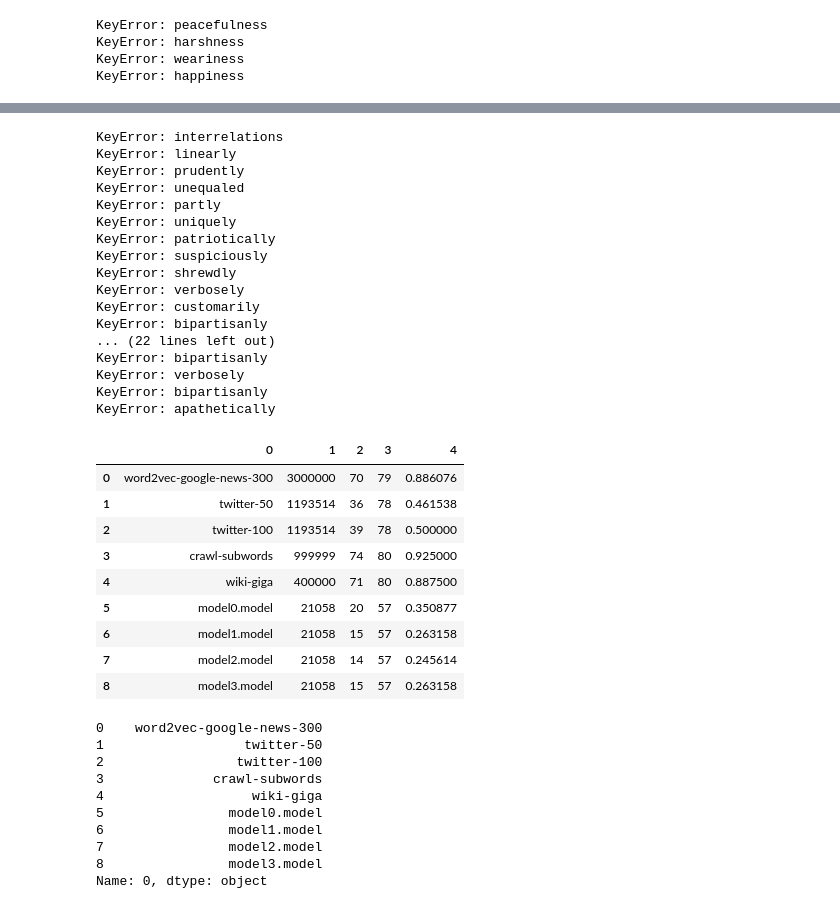
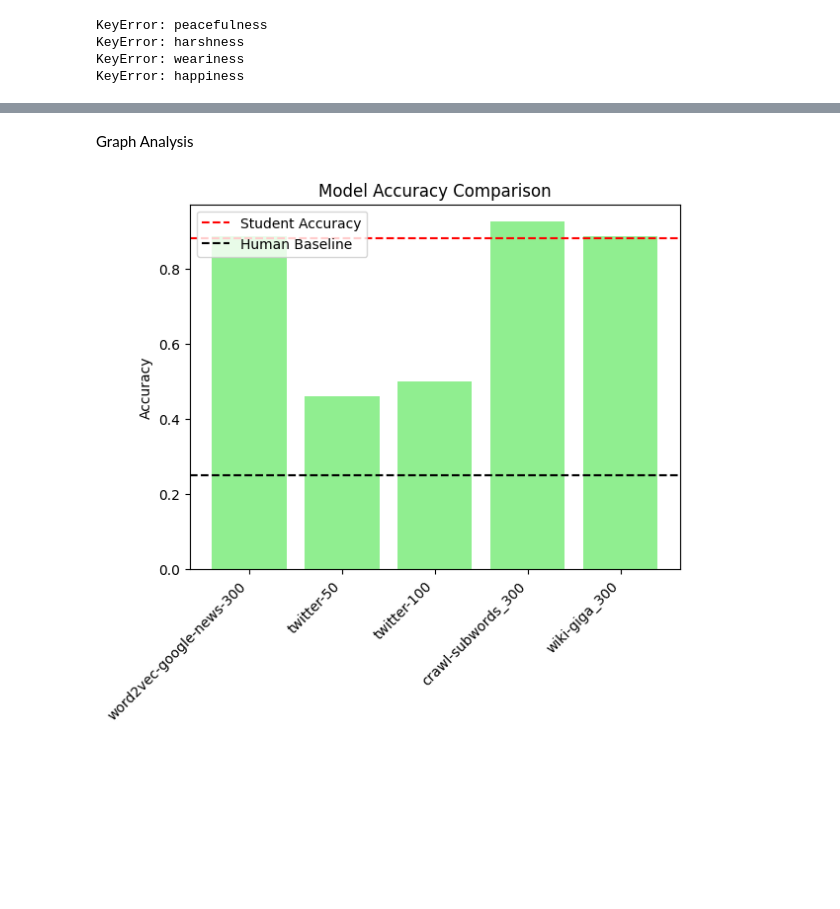
Before and after one commit to LouMeziere/Synonym-Test, a Jupyter notebook: file.ipynb, the cells around one changed output, grey strips where cells are left out. Cells and saved outputs as stored; diff of their text form; code cells hidden in the pictures; blank space fills up the shorter version.

```diff
--- a/file.ipynb
+++ b/file.ipynb
@@ -157,34 +176,9 @@ def analysis_part_two():
-# %%
-analysis_part_two()
-# %% [output]
-KeyError: interrelations
-KeyError: linearly
-KeyError: prudently
-KeyError: unequaled
-KeyError: partly
-KeyError: uniquely
-KeyError: patriotically
-KeyError: suspiciously
-KeyError: shrewdly
-KeyError: verbosely
-KeyError: customarily
-KeyError: bipartisanly
-... (22 lines left out)
-KeyError: bipartisanly
-KeyError: verbosely
-KeyError: bipartisanly
-KeyError: apathetically
+# %% [markdown]
+Graph Analysis
 # %%
 df_for_graph = pd.read_csv('analysis.csv',header=None)
-df_for_graph
+df_for_graph.columns =['model_name','size','correct','guesses','accuracy']
+df_for_graph.head()
+create_graph()
 # %% [output]
-|  | 0 | 1 | 2 | 3 | 4 |
-| 0 | word2vec-google-news-300 | 3000000 | 70 | 79 | 0.886076 |
-| 1 | twitter-50 | 1193514 | 36 | 78 | 0.461538 |
-| 2 | twitter-100 | 1193514 | 39 | 78 | 0.500000 |
-| 3 | crawl-subwords | 999999 | 74 | 80 | 0.925000 |
-| 4 | wiki-giga | 400000 | 71 | 80 | 0.887500 |
-| 5 | model0.model | 21058 | 20 | 57 | 0.350877 |
-| 6 | model1.model | 21058 | 15 | 57 | 0.263158 |
-| 7 | model2.model | 21058 | 14 | 57 | 0.245614 |
-| 8 | model3.model | 21058 | 15 | 57 | 0.263158 |
+[figure, added]
@@ -193,13 +184,0 @@ df_for_graph.columns =['model_name','size','correct','guesses','accuracy']
-# %%
-df_for_graph[0]
-# %% [output]
-0    word2vec-google-news-300
-1                  twitter-50
-2                 twitter-100
-3              crawl-subwords
-4                   wiki-giga
-5                model0.model
-6                model1.model
-7                model2.model
-8                model3.model
-Name: 0, dtype: object
```
Also changed, not shown: parts of 19 cells of this notebook.
